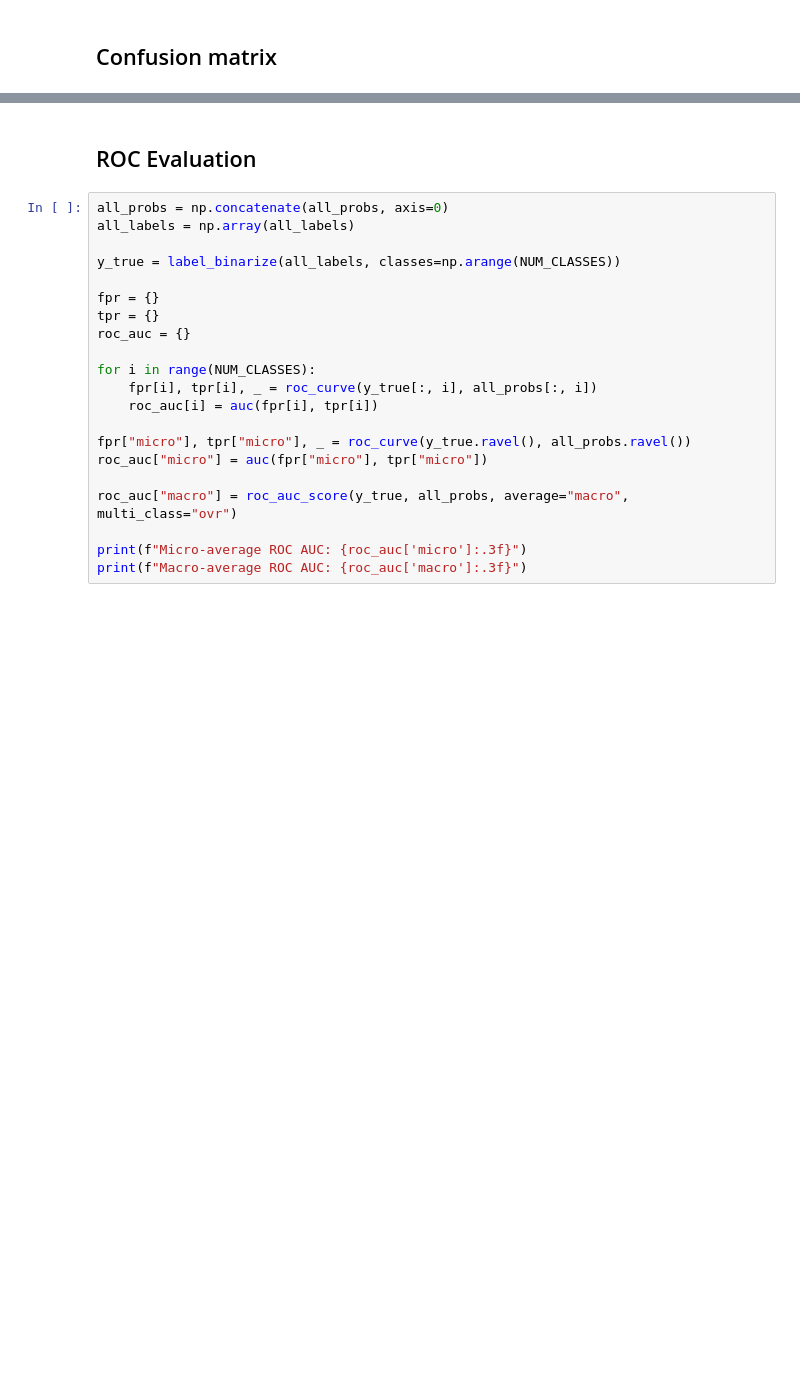
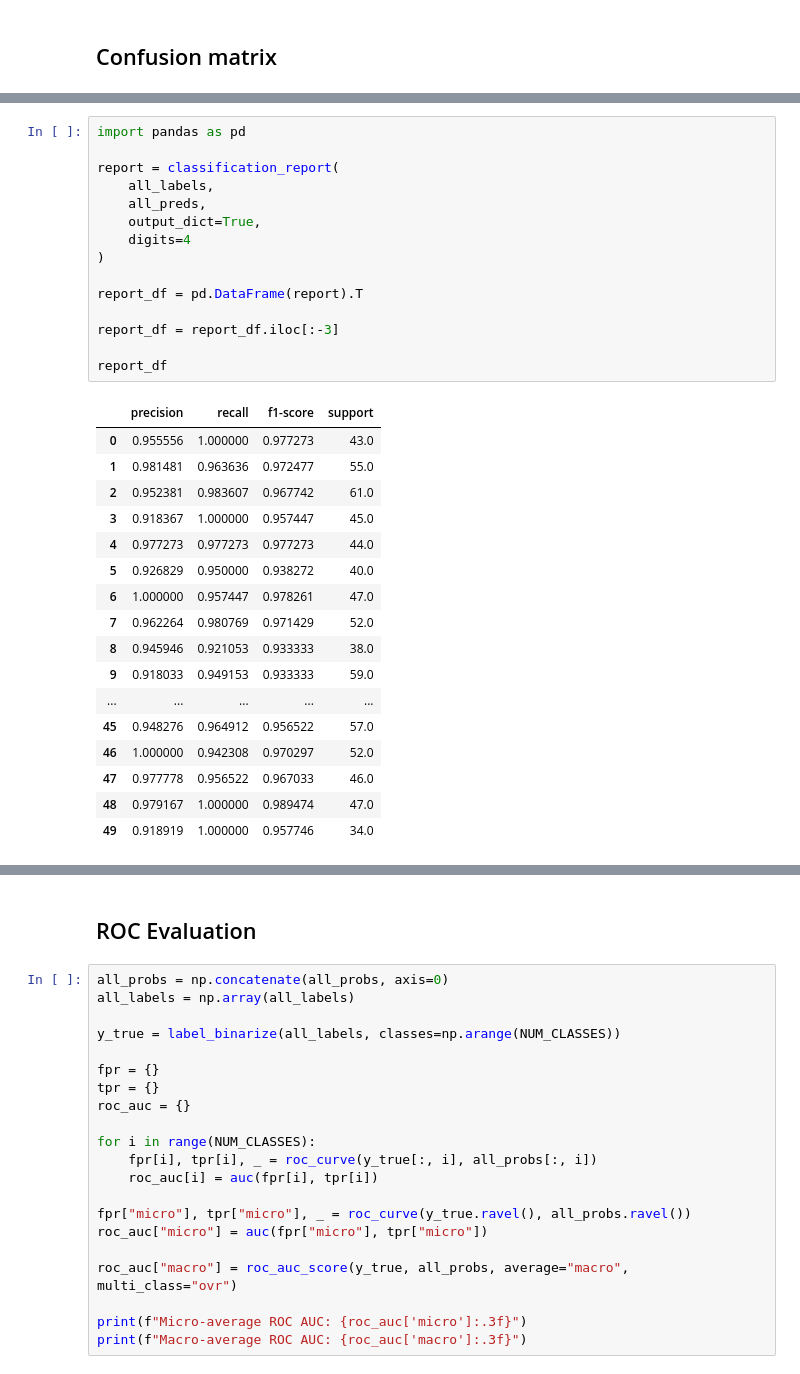
Before and after one commit to Yi-Shan-lin/Speaker-Recognition-using-ResNet-Embeddings, a Jupyter notebook: Evaluation_template.ipynb, the cells around one changed output, grey strips where cells are left out. Cells and saved outputs as stored; diff of their text form; blank space fills up the shorter version.

```diff
--- a/Evaluation_template.ipynb
+++ b/Evaluation_template.ipynb
@@ -143,0 +162,33 @@ plt.show()
+# %%
+import pandas as pd
+
+report = classification_report(
+    all_labels,
+    all_preds,
+    output_dict=True,
+    digits=4
+)
+
+report_df = pd.DataFrame(report).T
+
+report_df = report_df.iloc[:-3]
+
+report_df
+# %% [output]
+|  | precision | recall | f1-score | support |
+| 0 | 0.955556 | 1.000000 | 0.977273 | 43.0 |
+| 1 | 0.981481 | 0.963636 | 0.972477 | 55.0 |
+| 2 | 0.952381 | 0.983607 | 0.967742 | 61.0 |
+| 3 | 0.918367 | 1.000000 | 0.957447 | 45.0 |
+| 4 | 0.977273 | 0.977273 | 0.977273 | 44.0 |
+| 5 | 0.926829 | 0.950000 | 0.938272 | 40.0 |
+| 6 | 1.000000 | 0.957447 | 0.978261 | 47.0 |
+| 7 | 0.962264 | 0.980769 | 0.971429 | 52.0 |
+| 8 | 0.945946 | 0.921053 | 0.933333 | 38.0 |
+| 9 | 0.918033 | 0.949153 | 0.933333 | 59.0 |
+| ... | ... | ... | ... | ... |
+| 45 | 0.948276 | 0.964912 | 0.956522 | 57.0 |
+| 46 | 1.000000 | 0.942308 | 0.970297 | 52.0 |
+| 47 | 0.977778 | 0.956522 | 0.967033 | 46.0 |
+| 48 | 0.979167 | 1.000000 | 0.989474 | 47.0 |
+| 49 | 0.918919 | 1.000000 | 0.957746 | 34.0 |
```
Also changed, not shown: parts of 9 cells of this notebook.
